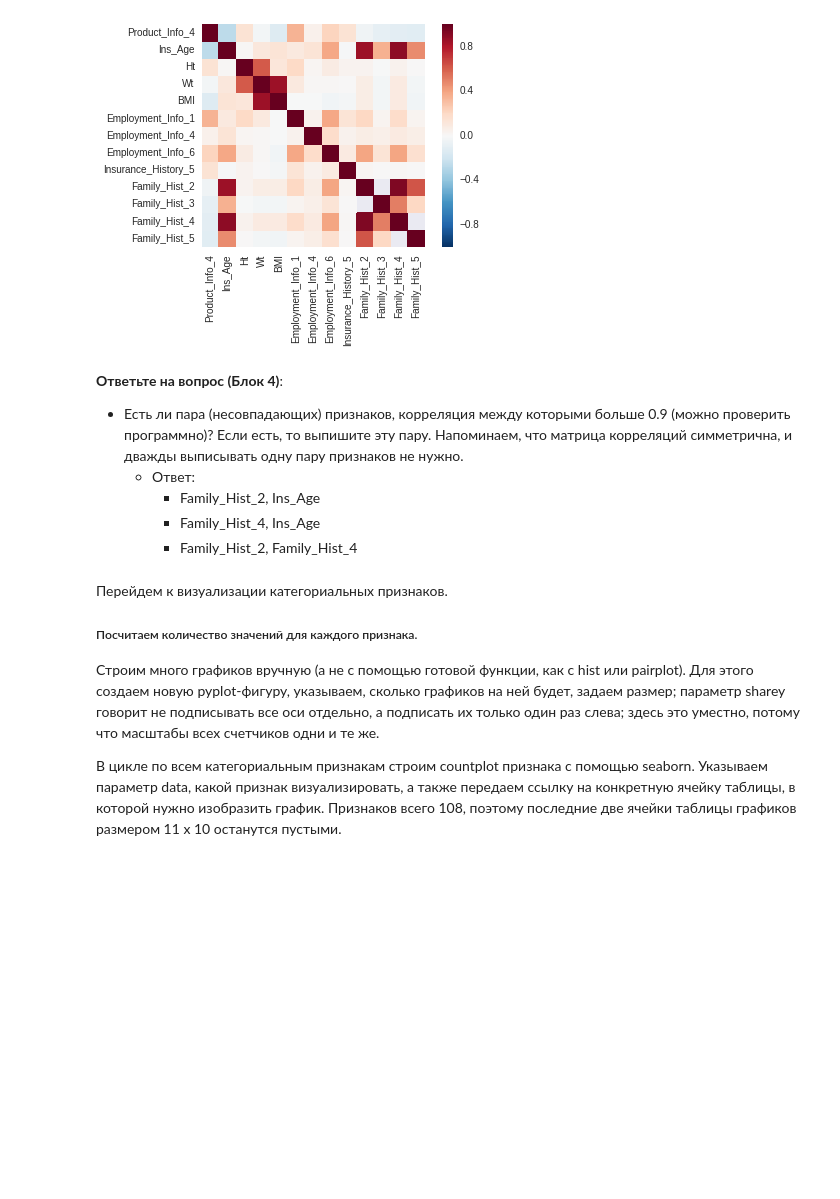
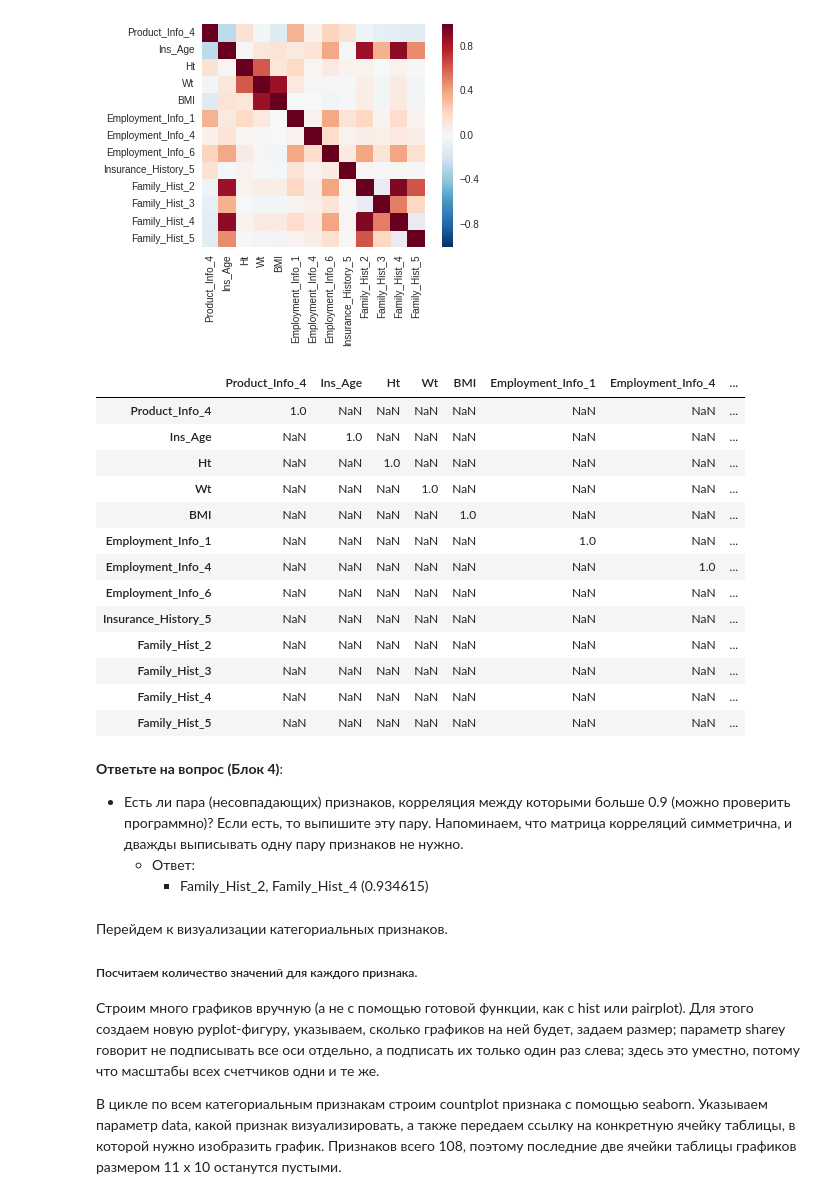
Before and after one commit to MariamSherif/pyda, a Jupyter notebook: VisualizationPeerReview.ipynb, the cells around one changed output. Saved outputs shown, nothing was run; the diff lists cells and outputs as text; code cells hidden in the pictures; blank space fills up the shorter version.

```diff
--- a/VisualizationPeerReview.ipynb
+++ b/VisualizationPeerReview.ipynb
@@ -205,13 +205,28 @@ seaborn.heatmap(data[real_features].corr(), square=True)
 # %% [output]
 <matplotlib.axes._subplots.AxesSubplot at 0x...>
 [figure]
+# %%
+data[real_features].corr()[data[real_features].corr() > 0.9]
+# %% [output]
+|  | Product_Info_4 | Ins_Age | Ht | Wt | BMI | Employment_Info_1 | Employment_Info_4 | ... |
+| Product_Info_4 | 1.0 | NaN | NaN | NaN | NaN | NaN | NaN | ... |
+| Ins_Age | NaN | 1.0 | NaN | NaN | NaN | NaN | NaN | ... |
+| Ht | NaN | NaN | 1.0 | NaN | NaN | NaN | NaN | ... |
+| Wt | NaN | NaN | NaN | 1.0 | NaN | NaN | NaN | ... |
+| BMI | NaN | NaN | NaN | NaN | 1.0 | NaN | NaN | ... |
+| Employment_Info_1 | NaN | NaN | NaN | NaN | NaN | 1.0 | NaN | ... |
+| Employment_Info_4 | NaN | NaN | NaN | NaN | NaN | NaN | 1.0 | ... |
+| Employment_Info_6 | NaN | NaN | NaN | NaN | NaN | NaN | NaN | ... |
+| Insurance_History_5 | NaN | NaN | NaN | NaN | NaN | NaN | NaN | ... |
+| Family_Hist_2 | NaN | NaN | NaN | NaN | NaN | NaN | NaN | ... |
+| Family_Hist_3 | NaN | NaN | NaN | NaN | NaN | NaN | NaN | ... |
+| Family_Hist_4 | NaN | NaN | NaN | NaN | NaN | NaN | NaN | ... |
+| Family_Hist_5 | NaN | NaN | NaN | NaN | NaN | NaN | NaN | ... |
 # %% [markdown]
 __Ответьте на вопрос (Блок 4)__:
 * Есть ли пара (несовпадающих) признаков, корреляция между которыми больше 0.9 (можно проверить программно)? Если есть, то выпишите эту пару. Напоминаем, что матрица корреляций симметрична, и дважды выписывать одну пару признаков не нужно.
     * Ответ:
-        - Family_Hist_2, Ins_Age
-        - Family_Hist_4, Ins_Age
-        - Family_Hist_2, Family_Hist_4
+        - Family_Hist_2, Family_Hist_4 (0.934615)
 # %% [markdown]
 Перейдем к визуализации категориальных признаков.
 
```
Also changed, not shown: parts of 6 cells of this notebook.
